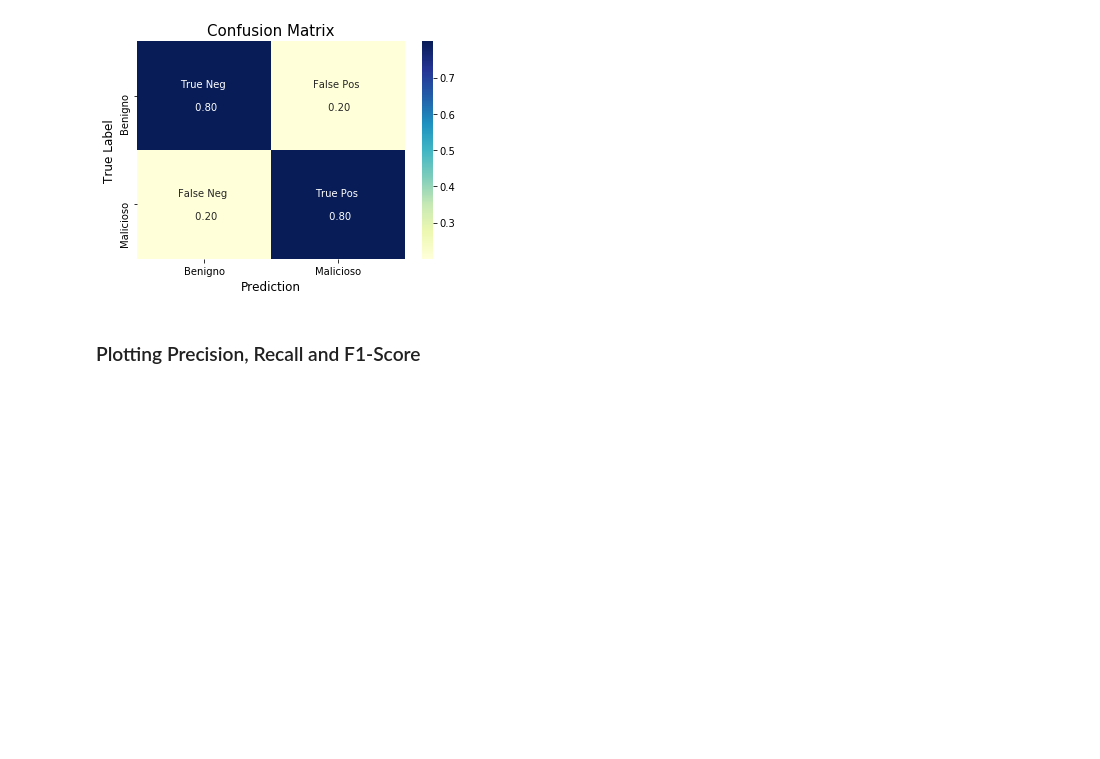
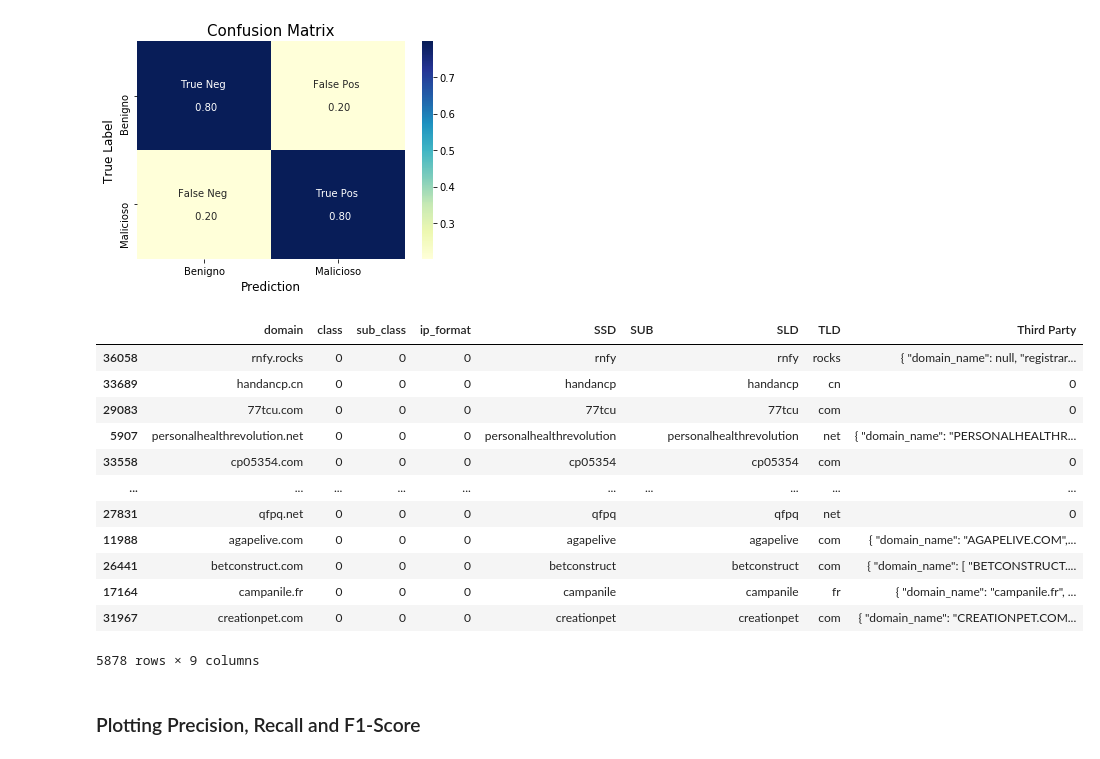
Before and after one commit to AbnerBissolli/Malicious-DNS-Detection, a Jupyter notebook: jupyter-notebooks/[04] [01] Classifier Random Forest.ipynb, the cells around one changed output. Drawn from its saved outputs; the diff is of its cells as text; code cells hidden in the pictures; blank space fills up the shorter version.

```diff
--- a/jupyter-notebooks/[04] [01] Classifier Random Forest.ipynb
+++ b/jupyter-notebooks/[04] [01] Classifier Random Forest.ipynb
@@ -140,6 +140,26 @@ cm = confusion_matrix(y_test, y_pred, normalize='true')
 plot_confusion_matrix(cm)
 # %% [output]
 [figure]
+# %%
+index_list = [i for i, __ in enumerate(y_pred) if y_pred[i] == y_test[i] == 0]
+# %%
+df = pd.read_pickle('../Dataset/Test/raw_test.pickle')
+# %%
+df.loc[df.index[index_list]]
+# %% [output]
+|  | domain | class | sub_class | ip_format | SSD | SUB | SLD | TLD | Third Party |
+| 36058 | rnfy.rocks | 0 | 0 | 0 | rnfy |  | rnfy | rocks | { "domain_name": null, "registrar... |
+| 33689 | handancp.cn | 0 | 0 | 0 | handancp |  | handancp | cn | 0 |
+| 29083 | 77tcu.com | 0 | 0 | 0 | 77tcu |  | 77tcu | com | 0 |
+| 5907 | personalhealthrevolution.net | 0 | 0 | 0 | personalhealthrevolution |  | personalhealthrevolution | net | { "domain_name": "PERSONALHEALTHR... |
+| 33558 | cp05354.com | 0 | 0 | 0 | cp05354 |  | cp05354 | com | 0 |
+| ... | ... | ... | ... | ... | ... | ... | ... | ... | ... |
+| 27831 | qfpq.net | 0 | 0 | 0 | qfpq |  | qfpq | net | 0 |
+| 11988 | agapelive.com | 0 | 0 | 0 | agapelive |  | agapelive | com | { "domain_name": "AGAPELIVE.COM",... |
+| 26441 | betconstruct.com | 0 | 0 | 0 | betconstruct |  | betconstruct | com | { "domain_name": [ "BETCONSTRUCT.... |
+| 17164 | campanile.fr | 0 | 0 | 0 | campanile |  | campanile | fr | { "domain_name": "campanile.fr", ... |
+| 31967 | creationpet.com | 0 | 0 | 0 | creationpet |  | creationpet | com | { "domain_name": "CREATIONPET.COM... |
+5878 rows × 9 columns
 # %% [markdown]
 ### Plotting Precision, Recall and F1-Score
 # %%
```
Also changed, not shown: parts of 11 cells of this notebook, 10 other files.
